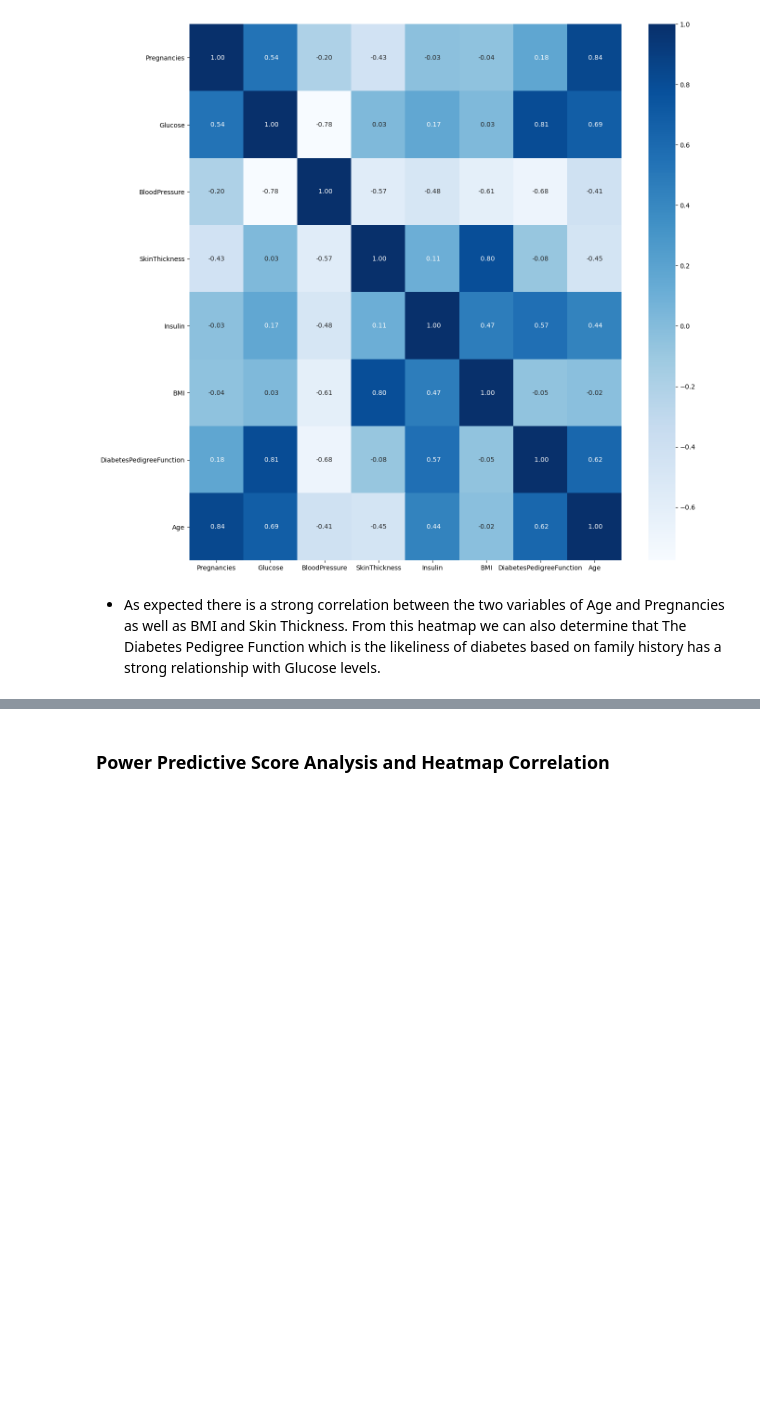
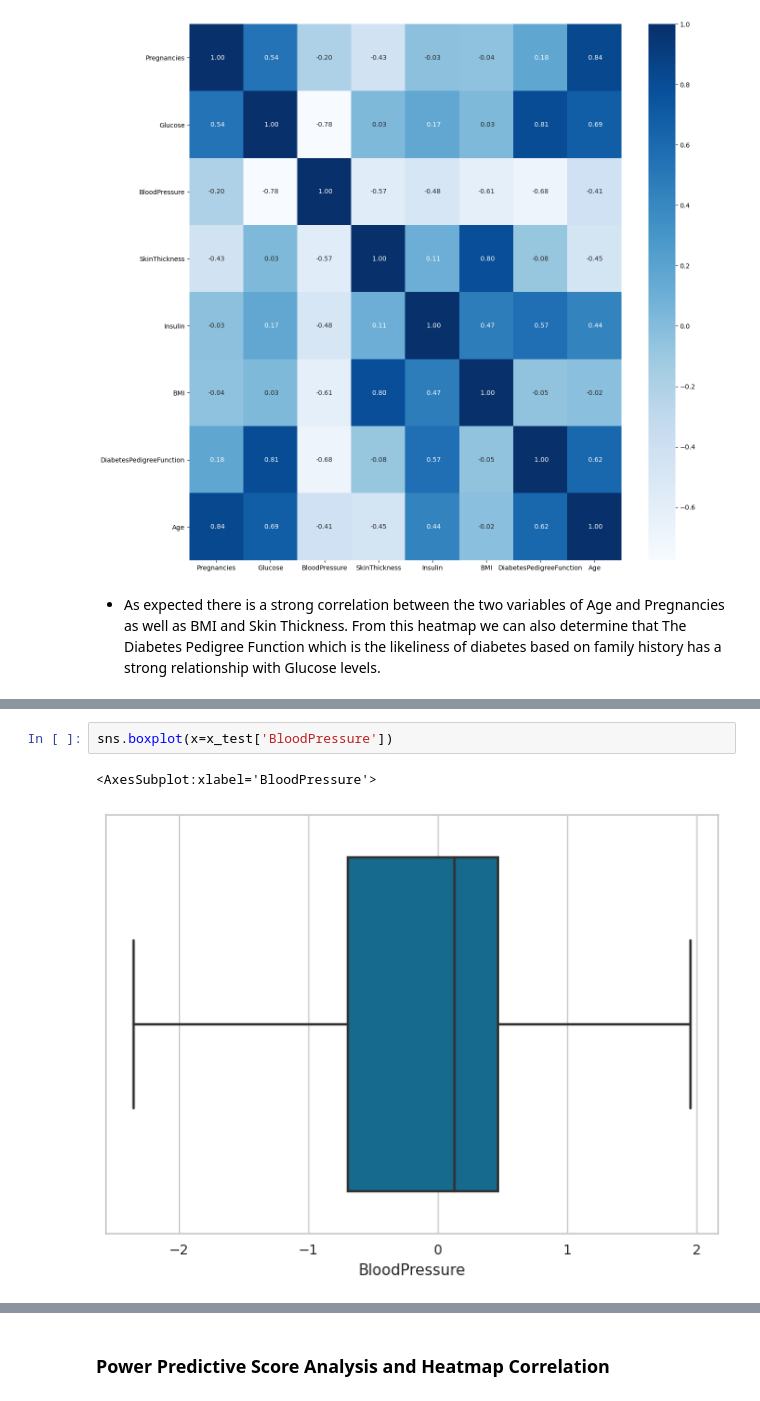
Before and after one commit to Code-Institute-Submissions/hardingrichard-pp5-diabetes-prediction_JanResub, a Jupyter notebook: jupyter_notebooks/03-FeatureEngineering.ipynb, the cells around one changed output, grey strips where cells are left out. Saved outputs shown, nothing was run; the diff lists cells and outputs as text; blank space fills up the shorter version.

```diff
--- a/jupyter_notebooks/03-FeatureEngineering.ipynb
+++ b/jupyter_notebooks/03-FeatureEngineering.ipynb
@@ -546,0 +579,5 @@ sns.heatmap(correl, annot=True, cmap=plt.cm.Blues, fmt=' .2f')
+# %%
+sns.boxplot(x=x_test['BloodPressure'])
+# %% [output]
+<AxesSubplot:xlabel='BloodPressure'>
+[figure, added]
```
Also changed, not shown: parts of 15 cells of this notebook.
